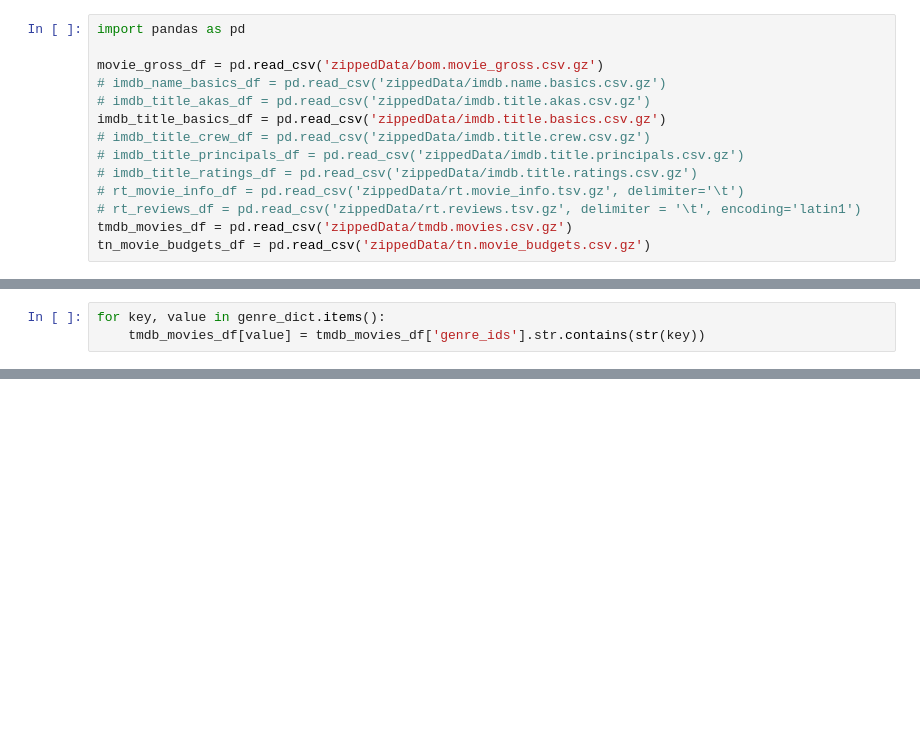
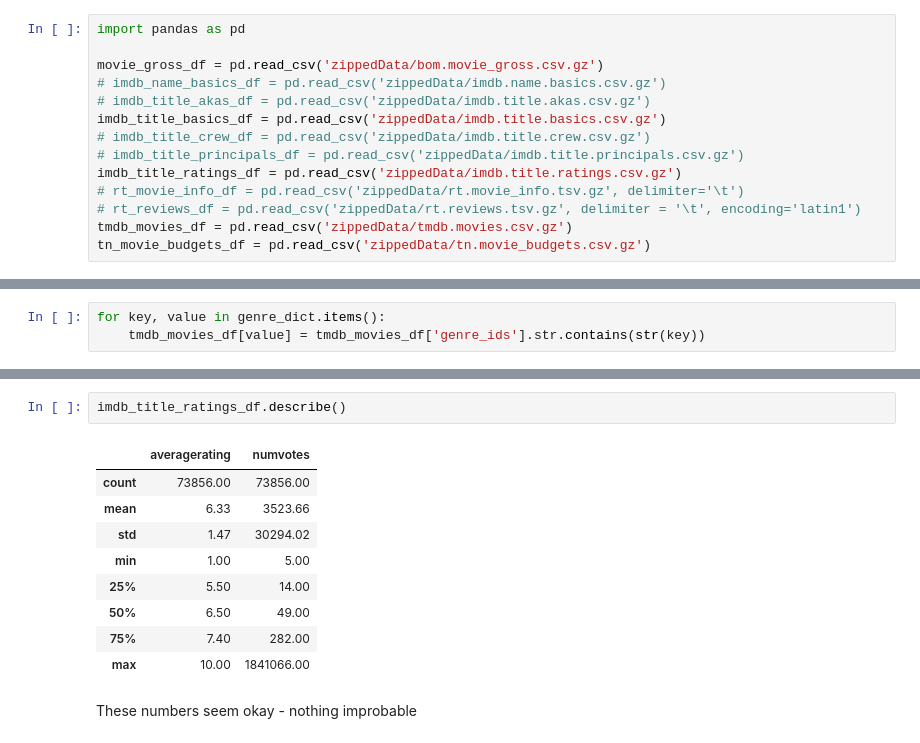
Before and after one commit to houleyemballo/AnalysisMovieData, a Jupyter notebook: DataCleaning.ipynb, the cells around one changed output, grey strips where cells are left out. Drawn from its saved outputs; the diff is of its cells as text; blank space fills up the shorter version.

```diff
--- a/DataCleaning.ipynb
+++ b/DataCleaning.ipynb
@@ -15,7 +31,7 @@ movie_gross_df = pd.read_csv('zippedData/bom.movie_gross.csv.gz')
 imdb_title_basics_df = pd.read_csv('zippedData/imdb.title.basics.csv.gz')
 # imdb_title_crew_df = pd.read_csv('zippedData/imdb.title.crew.csv.gz')
 # imdb_title_principals_df = pd.read_csv('zippedData/imdb.title.principals.csv.gz')
-# imdb_title_ratings_df = pd.read_csv('zippedData/imdb.title.ratings.csv.gz')
+imdb_title_ratings_df = pd.read_csv('zippedData/imdb.title.ratings.csv.gz')
 # rt_movie_info_df = pd.read_csv('zippedData/rt.movie_info.tsv.gz', delimiter='\t')
 # rt_reviews_df = pd.read_csv('zippedData/rt.reviews.tsv.gz', delimiter = '\t', encoding='latin1')
 tmdb_movies_df = pd.read_csv('zippedData/tmdb.movies.csv.gz')
@@ -299,0 +311,14 @@ tmdb_movies_df.head()
+# %%
+imdb_title_ratings_df.describe()
+# %% [output]
+|  | averagerating | numvotes |
+| count | 73856.00 | 73856.00 |
+| mean | 6.33 | 3523.66 |
+| std | 1.47 | 30294.02 |
+| min | 1.00 | 5.00 |
+| 25% | 5.50 | 14.00 |
+| 50% | 6.50 | 49.00 |
+| 75% | 7.40 | 282.00 |
+| max | 10.00 | 1841066.00 |
+# %% [markdown]
+These numbers seem okay - nothing improbable
```
Also changed, not shown: parts of 25 cells of this notebook.
